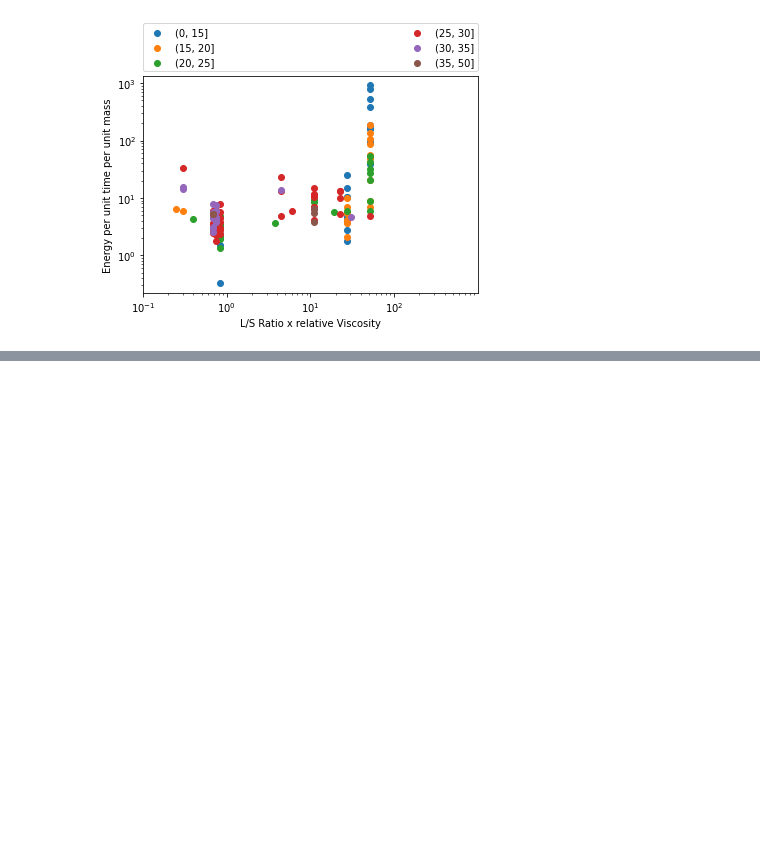
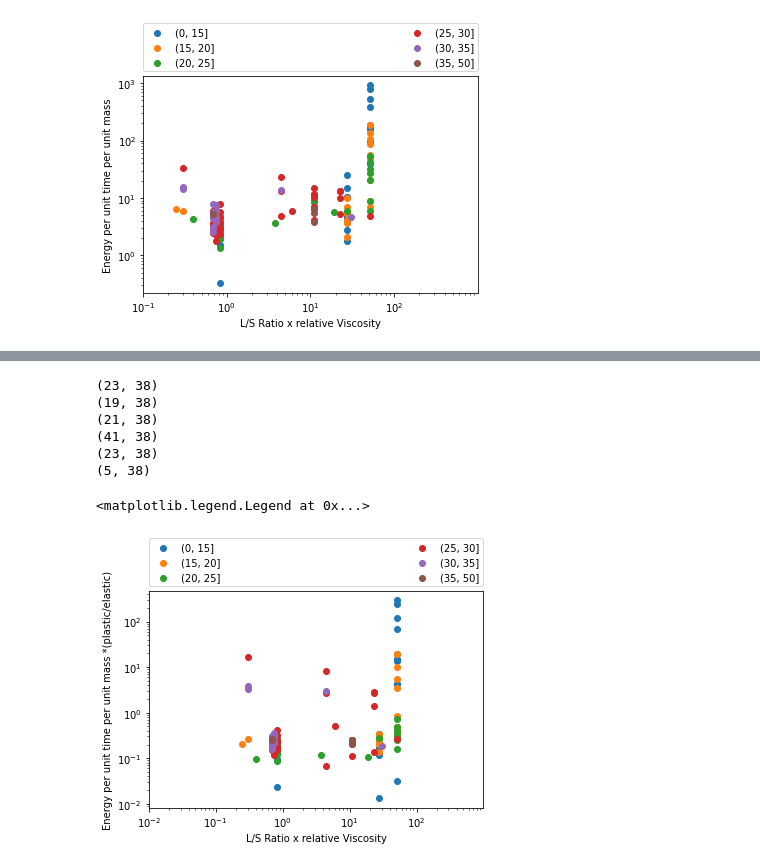
Before and after one commit to csampat/Physics-Constrained-Supervised-Autoencoders-, a Jupyter notebook: src/3dplot_fill.ipynb, the cells around one changed output, grey strips where cells are left out. Cells and saved outputs as stored; diff of their text form; code cells hidden in the pictures; blank space fills up the shorter version.

```diff
--- a/src/3dplot_fill.ipynb
+++ b/src/3dplot_fill.ipynb
@@ -375,19 +392,29 @@ LinAlgError: SVD did not converge in Linear Least Squares
 # %%
 fig,ax = plt.subplots()
-ratio = plastic / (1-plastic)
+# ratio = plastic / (1-plastic)
 datafile['numer'] = numer*ratio
 ranges = [0,15,20,25,30,35,50]
 groups = datafile.groupby(pd.cut(datafile['Extent of gran'],ranges))
 for val, group in groups:
+    print(group.shape)
     ax.scatter(group['L/S Ratio']*group['Binder Viscosity (mPa.s)'] / 0.001, group['numer'],label=val)
 plt.xlabel('L/S Ratio x relative Viscosity')
 plt.ylabel('Energy per unit time per unit mass *(plastic/elastic)')
 plt.xscale("log")
 plt.yscale("log")
 plt.xlim([1e-2,1000])
-plt.xticks([1e-2,1e-1,1e0,1e1,1e2,1e3])
+plt.xticks([1e-2,1e-1,1e0,1e1,1e2])
 ax.legend(bbox_to_anchor=(0., 1.02, 1., .102), loc='lower left',
            ncol=2, mode="expand", borderaxespad=0.)
+# %% [output]
+(23, 38)
+(19, 38)
+(21, 38)
+(41, 38)
+(23, 38)
+(5, 38)
+<matplotlib.legend.Legend at 0x...>
+[figure, added]
 # %%
 # import Clustering_Initial
 # fines = datafile['Fines %'] / 100
```
Also changed, not shown: parts of 4 cells of this notebook, 3 other files.
